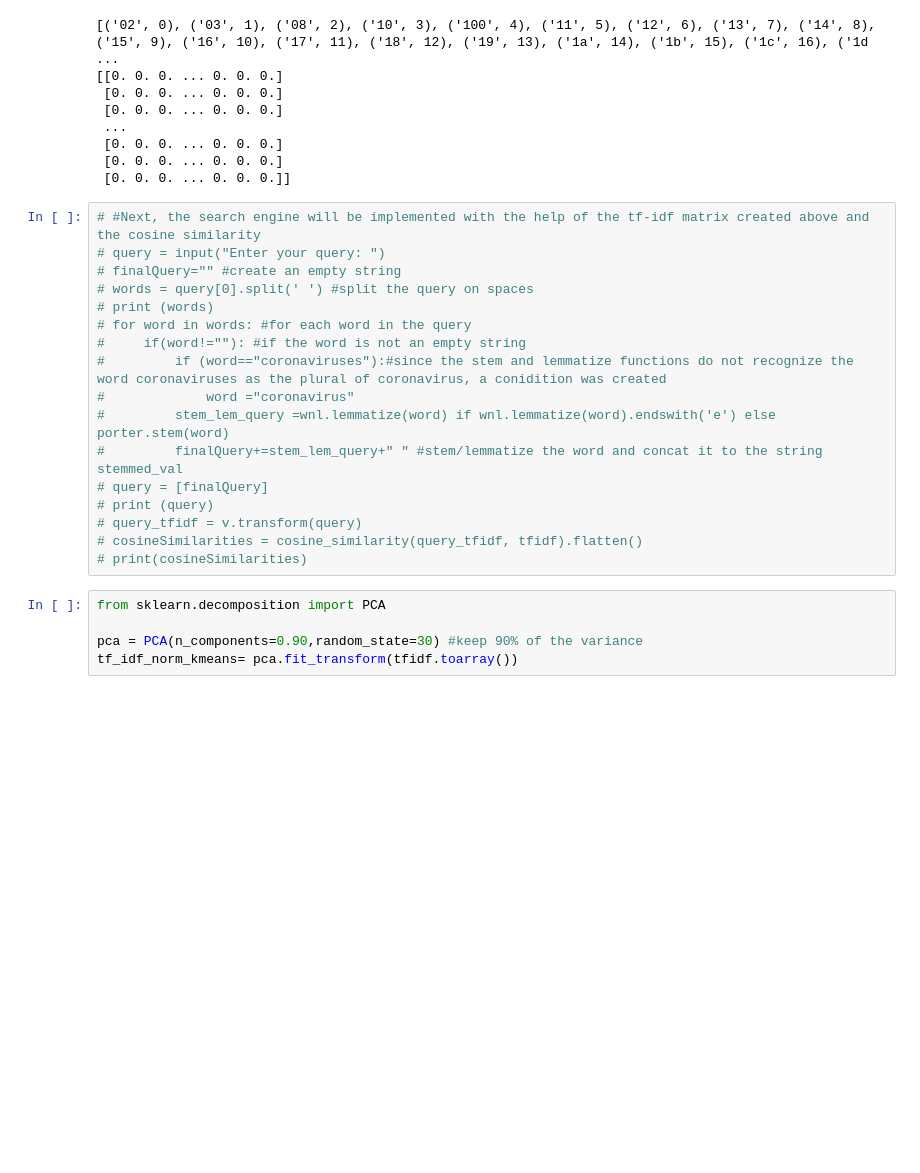
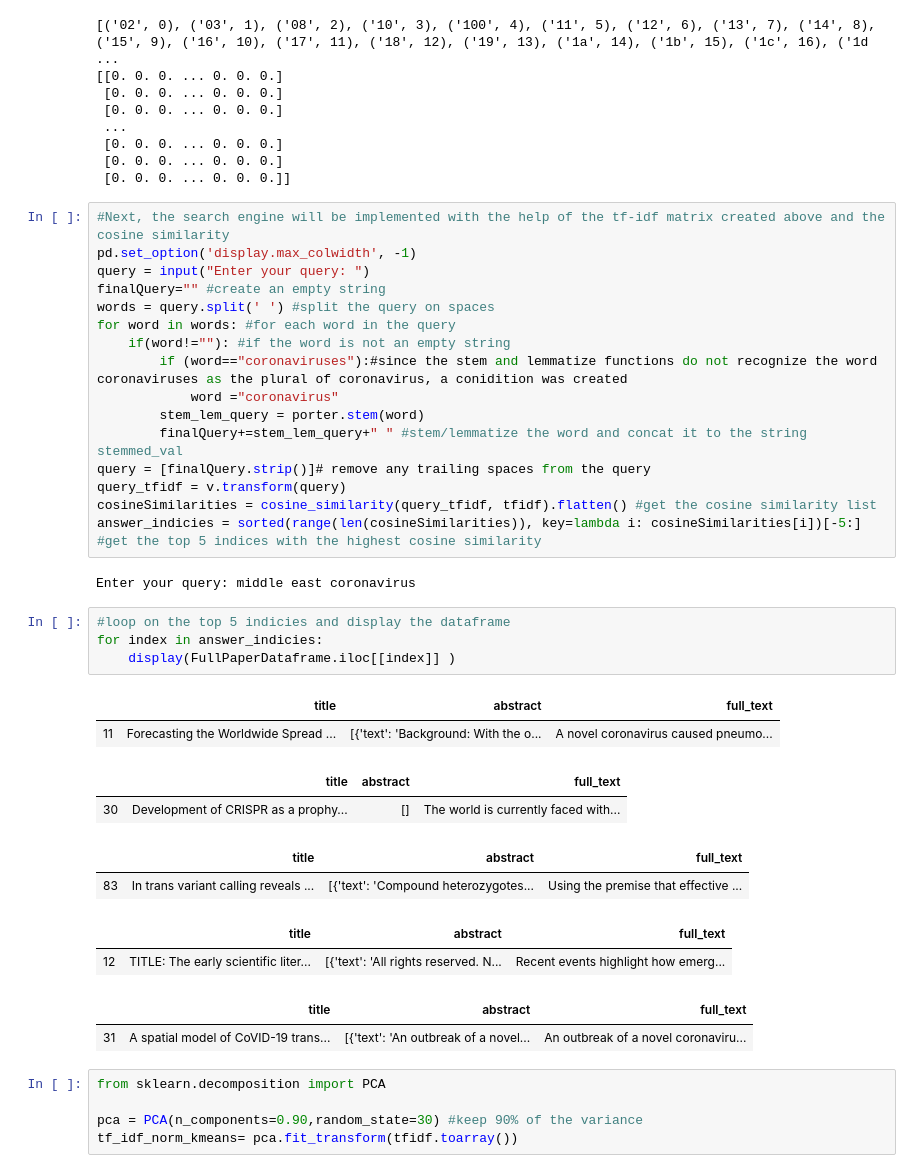
Before and after one commit to marwagaser/NLP_Project, a Jupyter notebook: NLP Project master.ipynb, the cells around one changed output. Cells and saved outputs as stored; diff of their text form; blank space fills up the shorter version.

Commit message:
feat: added search engine to notebook

```diff
--- a/NLP Project master.ipynb
+++ b/NLP Project master.ipynb
@@ -135,22 +134,38 @@ print(tfidf.toarray())
  [0. 0. 0. ... 0. 0. 0.]
  [0. 0. 0. ... 0. 0. 0.]]
 # %%
-# #Next, the search engine will be implemented with the help of the tf-idf matrix created above and the cosine similarity
-# query = input("Enter your query: ")
-# finalQuery="" #create an empty string
-# words = query[0].split(' ') #split the query on spaces
-# print (words)
-# for word in words: #for each word in the query
-#     if(word!=""): #if the word is not an empty string
-#         if (word=="coronaviruses"):#since the stem and lemmatize functions do not recognize the word coronaviruses as the plural of coronavirus, a conidition was created
-#             word ="coronavirus"
-#         stem_lem_query =wnl.lemmatize(word) if wnl.lemmatize(word).endswith('e') else porter.stem(word)
-#         finalQuery+=stem_lem_query+" " #stem/lemmatize the word and concat it to the string stemmed_val
-# query = [finalQuery]
-# print (query)
-# query_tfidf = v.transform(query)
-# cosineSimilarities = cosine_similarity(query_tfidf, tfidf).flatten()
-# print(cosineSimilarities)
+#Next, the search engine will be implemented with the help of the tf-idf matrix created above and the cosine similarity
+pd.set_option('display.max_colwidth', -1)
+query = input("Enter your query: ")
+finalQuery="" #create an empty string
+words = query.split(' ') #split the query on spaces
+for word in words: #for each word in the query
+    if(word!=""): #if the word is not an empty string
+        if (word=="coronaviruses"):#since the stem and lemmatize functions do not recognize the word coronaviruses as the plural of coronavirus, a conidition was created
+            word ="coronavirus"
+        stem_lem_query = porter.stem(word)
+        finalQuery+=stem_lem_query+" " #stem/lemmatize the word and concat it to the string stemmed_val
+query = [finalQuery.strip()]# remove any trailing spaces from the query
+query_tfidf = v.transform(query)
+cosineSimilarities = cosine_similarity(query_tfidf, tfidf).flatten() #get the cosine similarity list
+answer_indicies = sorted(range(len(cosineSimilarities)), key=lambda i: cosineSimilarities[i])[-5:] #get the top 5 indices with the highest cosine similarity
+# %% [output]
+Enter your query: middle east coronavirus
+# %%
+#loop on the top 5 indicies and display the dataframe
+for index in answer_indicies:
+    display(FullPaperDataframe.iloc[[index]] )
+# %% [output]
+|  | title | abstract | full_text |
+| 11 | Forecasting the Worldwide Spread ... | [{'text': 'Background: With the o... | A novel coronavirus caused pneumo... |
+|  | title | abstract | full_text |
+| 30 | Development of CRISPR as a prophy... | [] | The world is currently faced with... |
+|  | title | abstract | full_text |
+| 83 | In trans variant calling reveals ... | [{'text': 'Compound heterozygotes... | Using the premise that effective ... |
+|  | title | abstract | full_text |
+| 12 | TITLE: The early scientific liter... | [{'text': 'All rights reserved. N... | Recent events highlight how emerg... |
+|  | title | abstract | full_text |
+| 31 | A spatial model of CoVID-19 trans... | [{'text': 'An outbreak of a novel... | An outbreak of a novel coronaviru... |
 # %%
 from sklearn.decomposition import PCA
 
```
Also changed, not shown: parts of 2 cells of this notebook.
